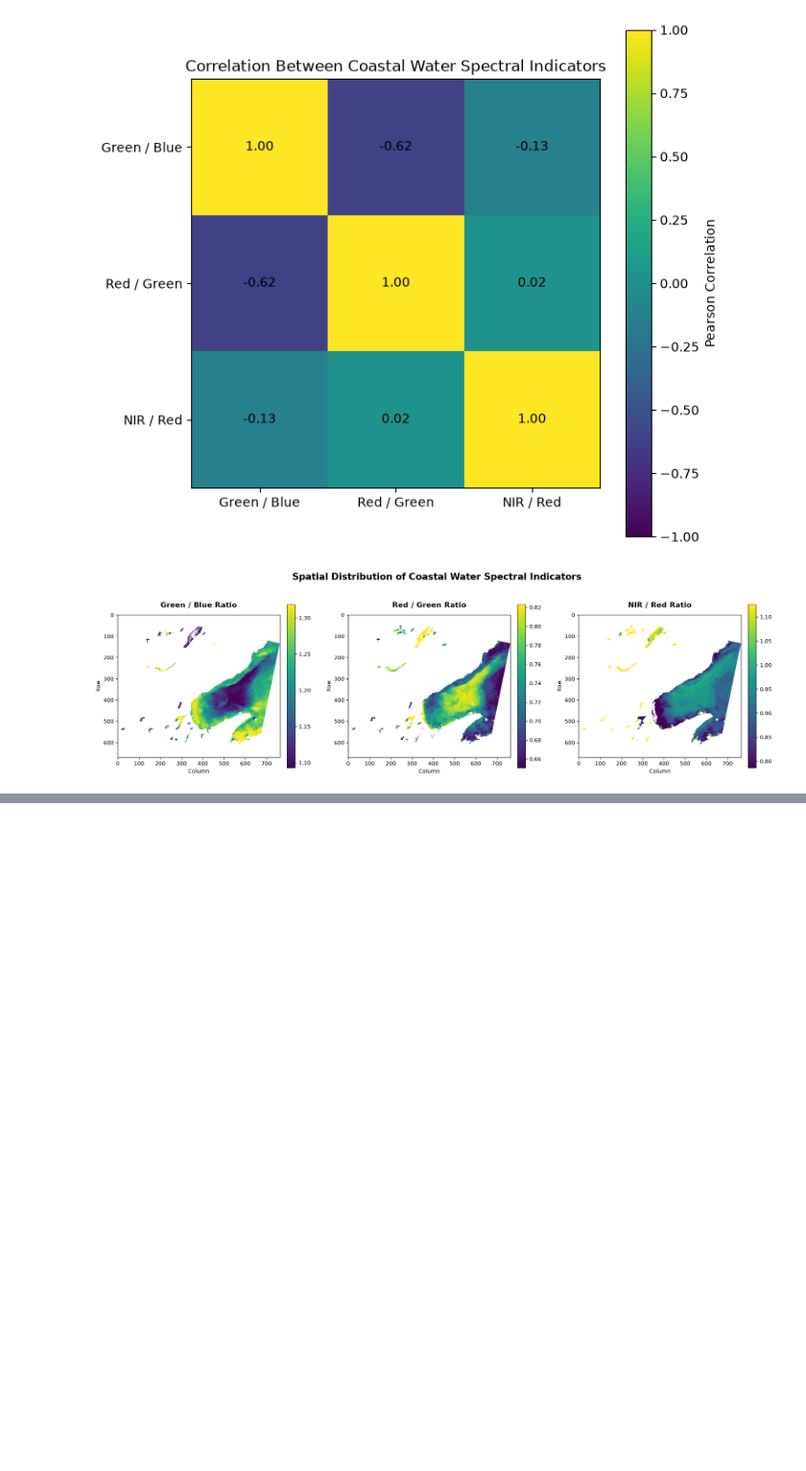
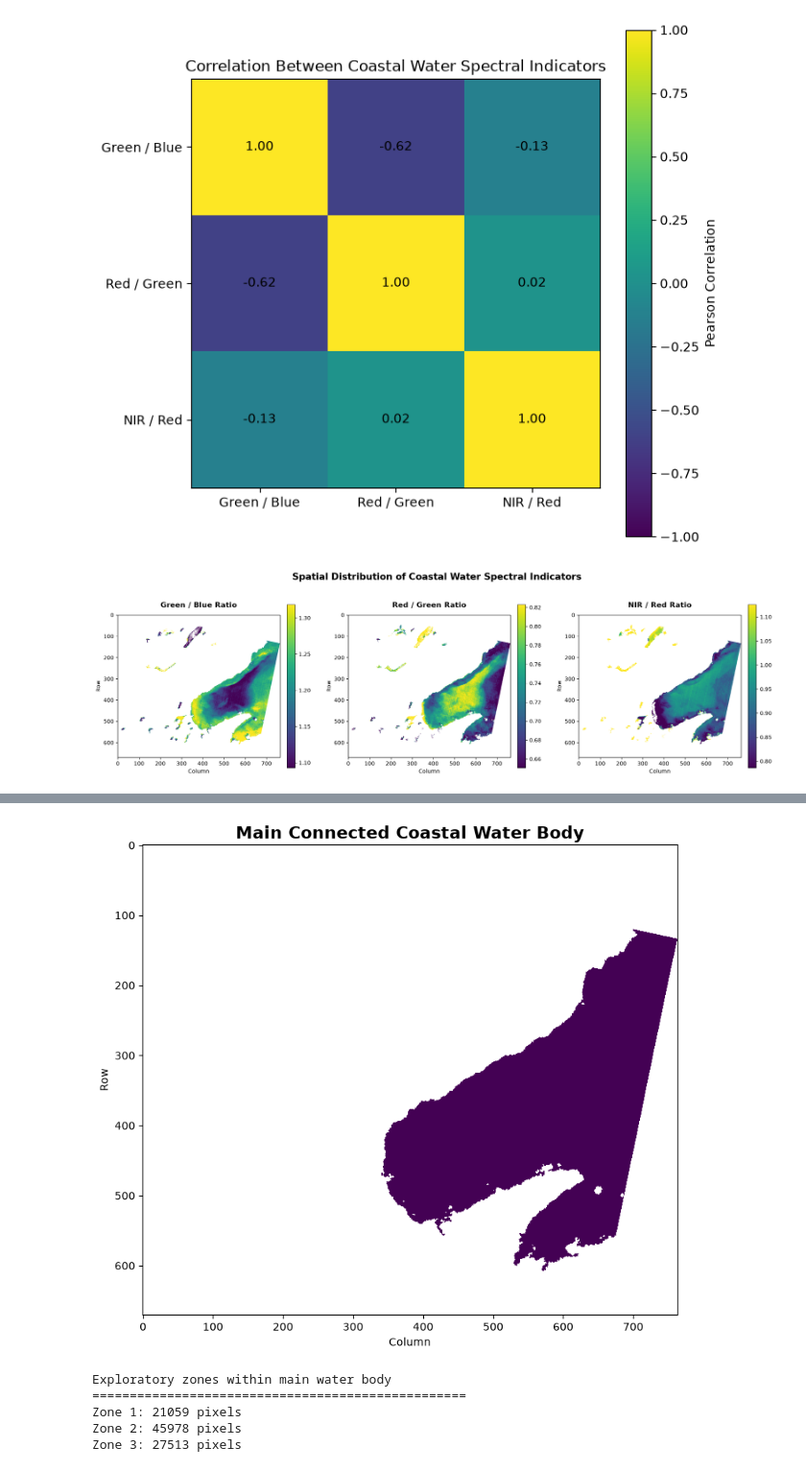
Before and after one commit to Keerthivasan2899/Geospectra-AI-belize-water-quality, a Jupyter notebook: notebooks/05_Coastal_Water_Quality__Feature_Mapping.ipynb, the cells around one changed output, grey strips where cells are left out. Shown at 96% size. Cells and saved outputs as stored; diff of their text form; code cells hidden in the pictures; blank space fills up the shorter version.

```diff
--- a/notebooks/05_Coastal_Water_Quality__Feature_Mapping.ipynb
+++ b/notebooks/05_Coastal_Water_Quality__Feature_Mapping.ipynb
@@ -487,0 +572,67 @@ plt.show()
+# %%
+#21_Visualize main connected water body
+
+fig, ax = plt.subplots(figsize=(10, 8))
+
+display_main_water = np.ma.masked_where(
+    ~main_water_mask,
+    main_water_mask
+)
+
+im = ax.imshow(
+    display_main_water,
+    cmap="viridis"
+)
+
+ax.set_title(
+    "Main Connected Coastal Water Body",
+    fontsize=16,
+    fontweight="bold"
+)
+
+ax.set_xlabel("Column")
+ax.set_ylabel("Row")
+
+plt.show()
+# %% [output]
+[figure, added]
+# %%
+#22_Create exploratory spatial zones
+
+row_indices = np.indices(main_water_mask.shape)[0]
+
+zones = np.zeros_like(main_water_mask, dtype=np.uint8)
+
+# Zone 1: Northern / outer-water region
+zones[
+    main_water_mask & (row_indices < 300)
+] = 1
+
+# Zone 2: Central-water region
+zones[
+    main_water_mask &
+    (row_indices >= 300) &
+    (row_indices < 450)
+] = 2
+
+# Zone 3: Southern / nearshore region
+zones[
+    main_water_mask & (row_indices >= 450)
+] = 3
+
+
+print("Exploratory zones within main water body")
+print("=" * 50)
+
+for zone_id in [1, 2, 3]:
+    print(
+        f"Zone {zone_id}:",
+        np.sum(zones == zone_id),
+        "pixels"
+    )
+# %% [output]
+Exploratory zones within main water body
+==================================================
+Zone 1: 21059 pixels
+Zone 2: 45978 pixels
+Zone 3: 27513 pixels
```
Also changed, not shown: parts of 8 cells of this notebook.
